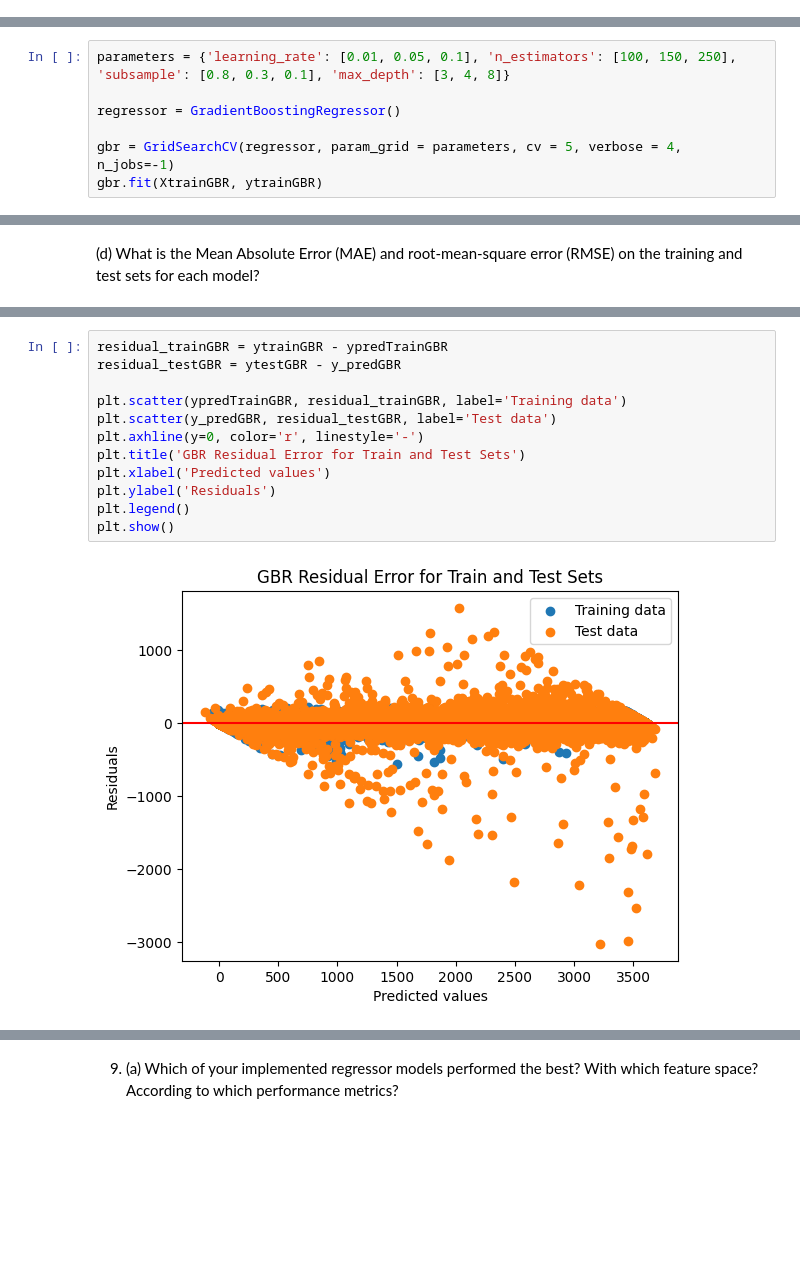
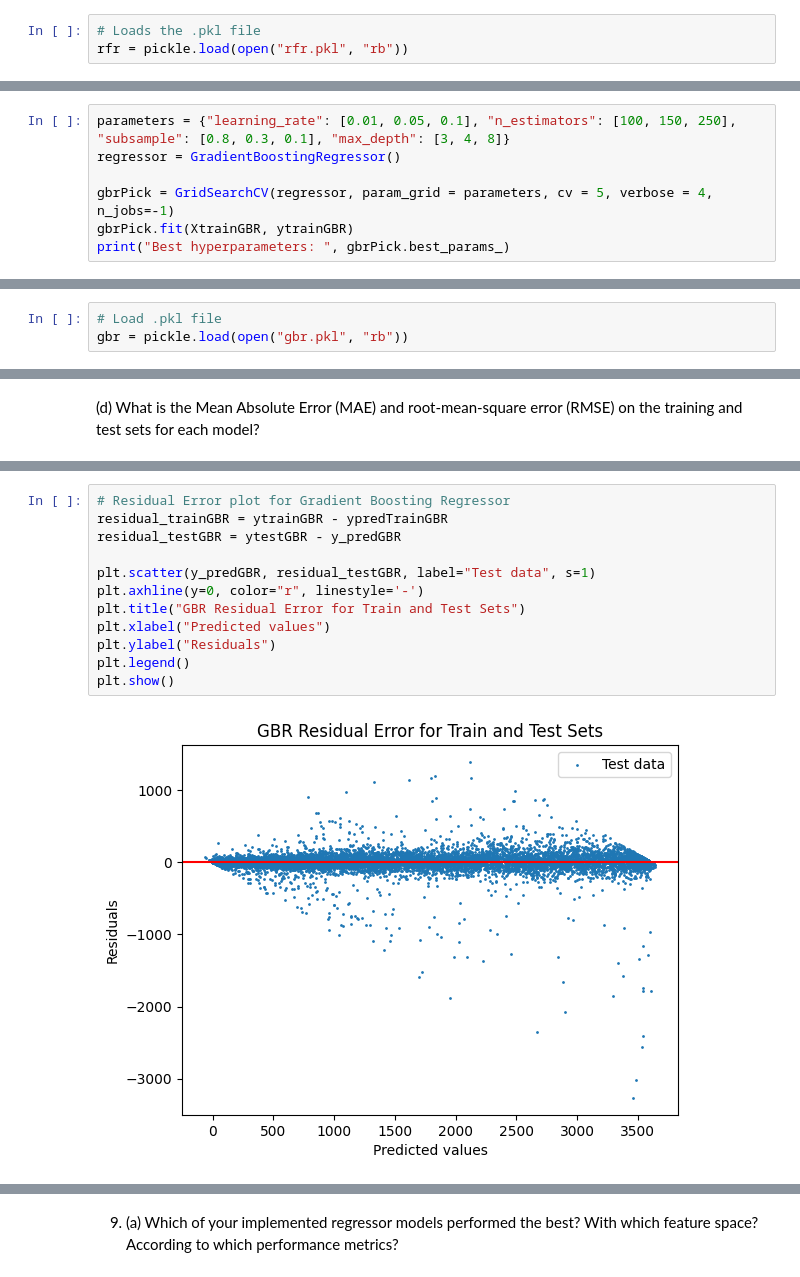
Before and after one commit to btschneid/TheVisionariesProject, a Jupyter notebook: model.ipynb, the cells around one changed output, grey strips where cells are left out. Cells and saved outputs as stored; diff of their text form; blank space fills up the shorter version.

```diff
--- a/model.ipynb
+++ b/model.ipynb
@@ -269,3 +259,6 @@ Best hyperparameters:  {'criterion': 'squared_error', 'max_depth': 21, 'min_samp
+# %%
+# Loads the .pkl file
+rfr = pickle.load(open("rfr.pkl", "rb"))
 # %% [markdown]
 [testing lower values:
 
@@ -323,9 +316,9 @@ We chose the train/test split because it is pretty standard to use 70/30. This r
 (b) Use GridSearchCV to optimize the model hyperparameters. Justify your choices of
 which hyperparameters to optimize.
 # %%
-parameters = {'learning_rate': [0.01, 0.05, 0.1], 'n_estimators': [100, 150, 250], 'subsample': [0.8, 0.3, 0.1], 'max_depth': [3, 4, 8]}
-
+parameters = {"learning_rate": [0.01, 0.05, 0.1], "n_estimators": [100, 150, 250], "subsample": [0.8, 0.3, 0.1], "max_depth": [3, 4, 8]}
 regressor = GradientBoostingRegressor()
 
-gbr = GridSearchCV(regressor, param_grid = parameters, cv = 5, verbose = 4, n_jobs=-1)
-gbr.fit(XtrainGBR, ytrainGBR)
+gbrPick = GridSearchCV(regressor, param_grid = parameters, cv = 5, verbose = 4, n_jobs=-1)
+gbrPick.fit(XtrainGBR, ytrainGBR)
+print("Best hyperparameters: ", gbrPick.best_params_)
@@ -340,3 +328,6 @@ GridSearchCV(cv=5, estimator=GradientBoostingRegressor(), n_jobs=-1,
+# %%
+# Load .pkl file
+gbr = pickle.load(open("gbr.pkl", "rb"))
 # %% [markdown]
 (c) Report the best_estimator_, best_score_ and best_params_ identified from GridSearchCV
 # %%
@@ -371,17 +363,17 @@ Training set RMSE: 44.63353969804287
 Test set MAE: 54.20743696592064
 Test set RMSE: 128.45250746457174
 # %%
+# Residual Error plot for Gradient Boosting Regressor
 residual_trainGBR = ytrainGBR - ypredTrainGBR
 residual_testGBR = ytestGBR - y_predGBR
 
-plt.scatter(ypredTrainGBR, residual_trainGBR, label='Training data')
-plt.scatter(y_predGBR, residual_testGBR, label='Test data')
-plt.axhline(y=0, color='r', linestyle='-')
-plt.title('GBR Residual Error for Train and Test Sets')
-plt.xlabel('Predicted values')
-plt.ylabel('Residuals')
+plt.scatter(y_predGBR, residual_testGBR, label="Test data", s=1)
+plt.axhline(y=0, color="r", linestyle='-')
+plt.title("GBR Residual Error for Train and Test Sets")
+plt.xlabel("Predicted values")
+plt.ylabel("Residuals")
 plt.legend()
 plt.show()
 # %% [output]
-[figure, old version]
+[figure, new version]
 # %%
```
Also changed, not shown: parts of 45 cells of this notebook.
